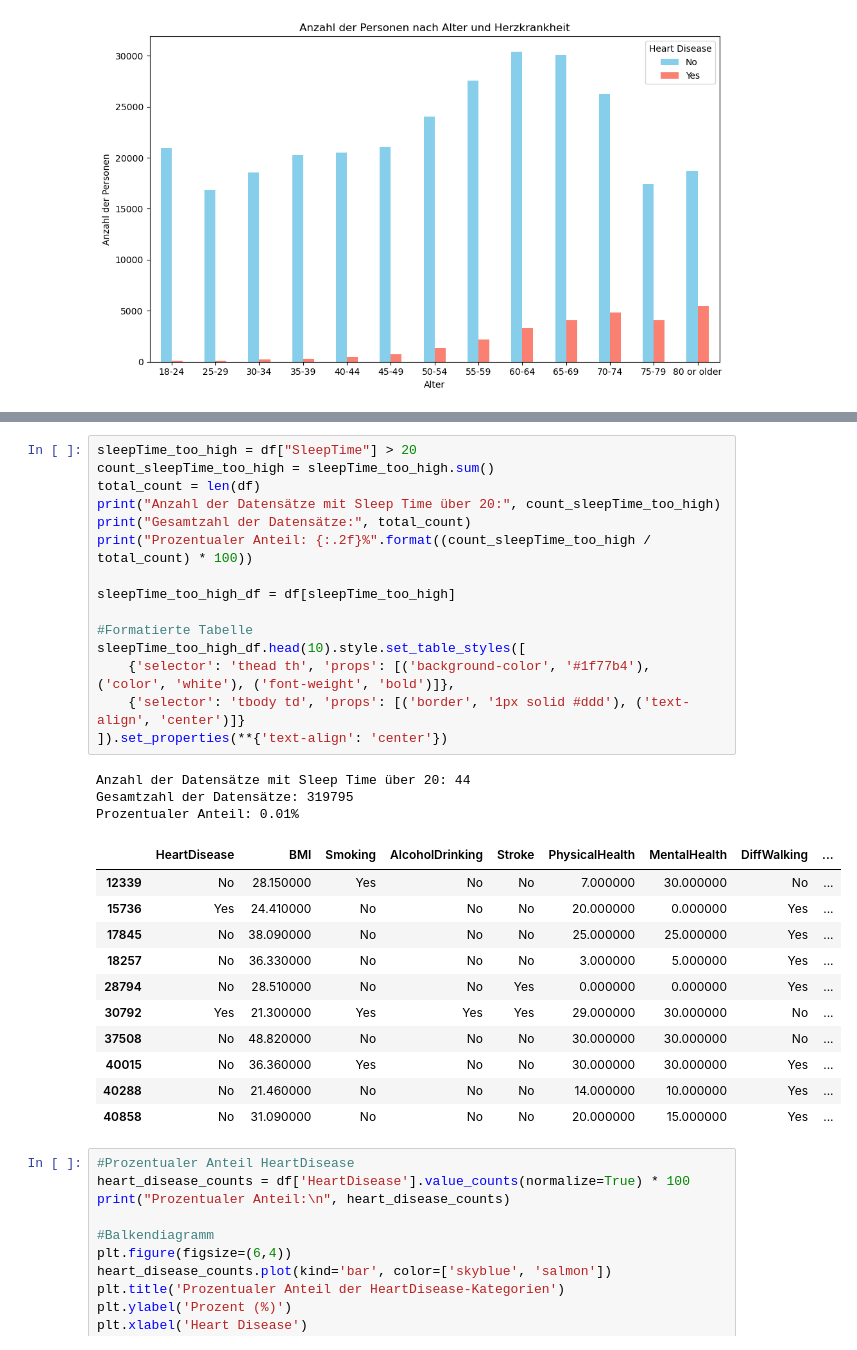
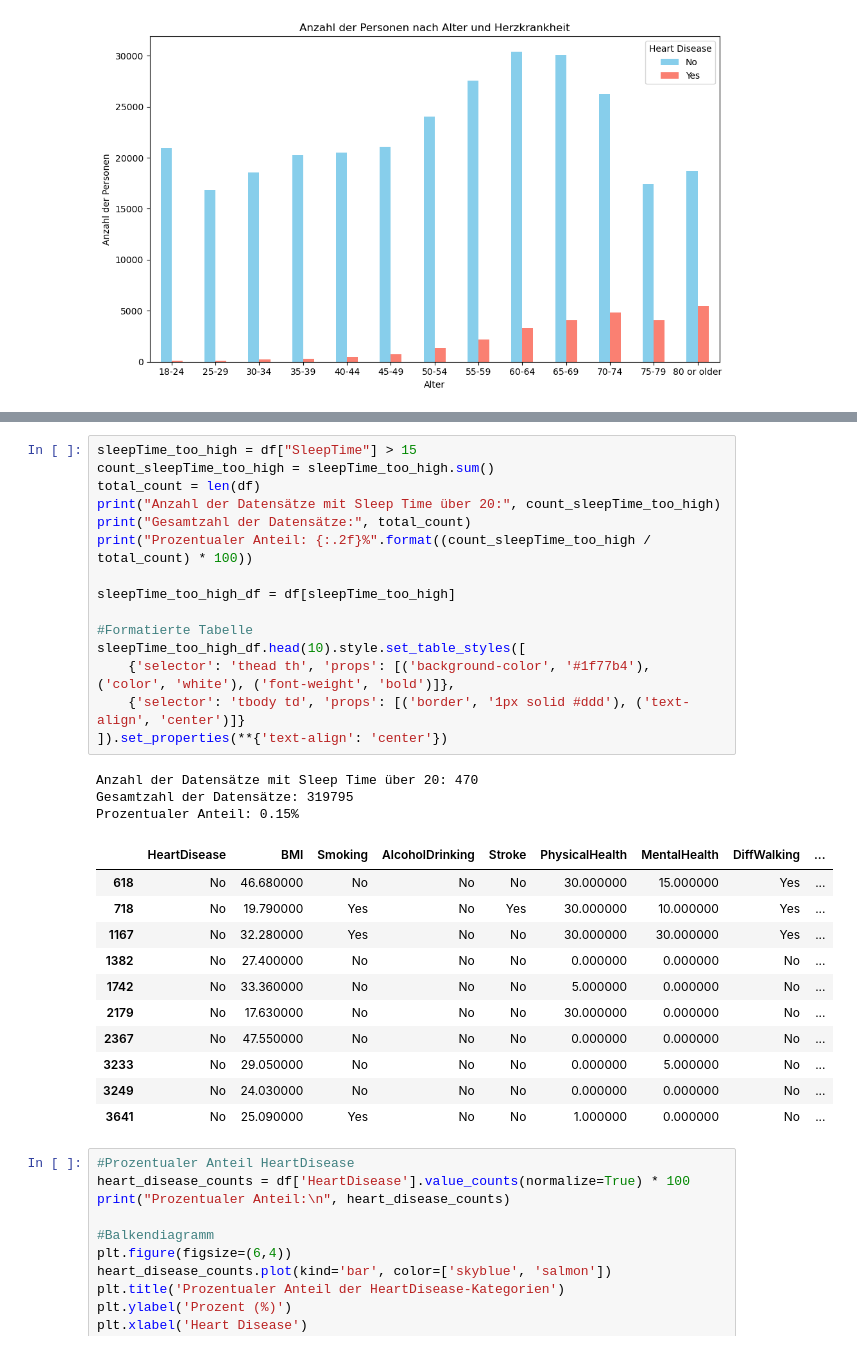
Before and after one commit to ManaTrooo/Asai-Projekt, a Jupyter notebook: heartDis.ipynb, the cells around one changed output, grey strips where cells are left out. Drawn from its saved outputs; the diff is of its cells as text.

```diff
--- a/heartDis.ipynb
+++ b/heartDis.ipynb
@@ -132,35 +106,35 @@ Prozentualer Anteil: 0.04%
 | 21221 | No | 71.450000 | No | No | Yes | 30.000000 | 0.000000 | Yes | ... |
 | 24008 | No | 70.720000 | No | No | No | 30.000000 | 5.000000 | Yes | ... |
 # %%
-sleepTime_too_high = df["SleepTime"] > 20
+sleepTime_too_high = df["SleepTime"] > 15
 count_sleepTime_too_high = sleepTime_too_high.sum()
 total_count = len(df)
 print("Anzahl der Datensätze mit Sleep Time über 20:", count_sleepTime_too_high)
 print("Gesamtzahl der Datensätze:", total_count)
 print("Prozentualer Anteil: {:.2f}%".format((count_sleepTime_too_high / total_count) * 100))
 
 sleepTime_too_high_df = df[sleepTime_too_high]
 
 #Formatierte Tabelle
 sleepTime_too_high_df.head(10).style.set_table_styles([
     {'selector': 'thead th', 'props': [('background-color', '#1f77b4'), ('color', 'white'), ('font-weight', 'bold')]},
     {'selector': 'tbody td', 'props': [('border', '1px solid #ddd'), ('text-align', 'center')]}
 ]).set_properties(**{'text-align': 'center'})
 # %% [output]
-Anzahl der Datensätze mit Sleep Time über 20: 44
+Anzahl der Datensätze mit Sleep Time über 20: 470
 Gesamtzahl der Datensätze: 319795
-Prozentualer Anteil: 0.01%
+Prozentualer Anteil: 0.15%
 |  | HeartDisease | BMI | Smoking | AlcoholDrinking | Stroke | PhysicalHealth | MentalHealth | DiffWalking | ... |
-| 12339 | No | 28.150000 | Yes | No | No | 7.000000 | 30.000000 | No | ... |
-| 15736 | Yes | 24.410000 | No | No | No | 20.000000 | 0.000000 | Yes | ... |
-| 17845 | No | 38.090000 | No | No | No | 25.000000 | 25.000000 | Yes | ... |
-| 18257 | No | 36.330000 | No | No | No | 3.000000 | 5.000000 | Yes | ... |
-| 28794 | No | 28.510000 | No | No | Yes | 0.000000 | 0.000000 | Yes | ... |
-| 30792 | Yes | 21.300000 | Yes | Yes | Yes | 29.000000 | 30.000000 | No | ... |
-| 37508 | No | 48.820000 | No | No | No | 30.000000 | 30.000000 | No | ... |
-| 40015 | No | 36.360000 | Yes | No | No | 30.000000 | 30.000000 | Yes | ... |
-| 40288 | No | 21.460000 | No | No | No | 14.000000 | 10.000000 | Yes | ... |
-| 40858 | No | 31.090000 | No | No | No | 20.000000 | 15.000000 | Yes | ... |
+| 618 | No | 46.680000 | No | No | No | 30.000000 | 15.000000 | Yes | ... |
+| 718 | No | 19.790000 | Yes | No | Yes | 30.000000 | 10.000000 | Yes | ... |
+| 1167 | No | 32.280000 | Yes | No | No | 30.000000 | 30.000000 | Yes | ... |
+| 1382 | No | 27.400000 | No | No | No | 0.000000 | 0.000000 | No | ... |
+| 1742 | No | 33.360000 | No | No | No | 5.000000 | 0.000000 | No | ... |
+| 2179 | No | 17.630000 | No | No | No | 30.000000 | 0.000000 | No | ... |
+| 2367 | No | 47.550000 | No | No | No | 0.000000 | 0.000000 | No | ... |
+| 3233 | No | 29.050000 | No | No | No | 0.000000 | 5.000000 | No | ... |
+| 3249 | No | 24.030000 | No | No | No | 0.000000 | 0.000000 | No | ... |
+| 3641 | No | 25.090000 | Yes | No | No | 1.000000 | 0.000000 | No | ... |
 # %%
 #Prozentualer Anteil HeartDisease
 heart_disease_counts = df['HeartDisease'].value_counts(normalize=True) * 100
```
Also changed, not shown: parts of 6 cells of this notebook.
